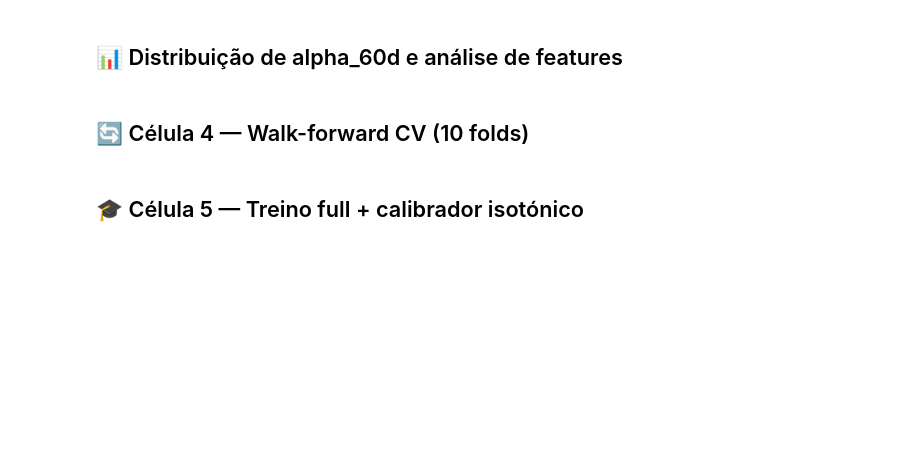
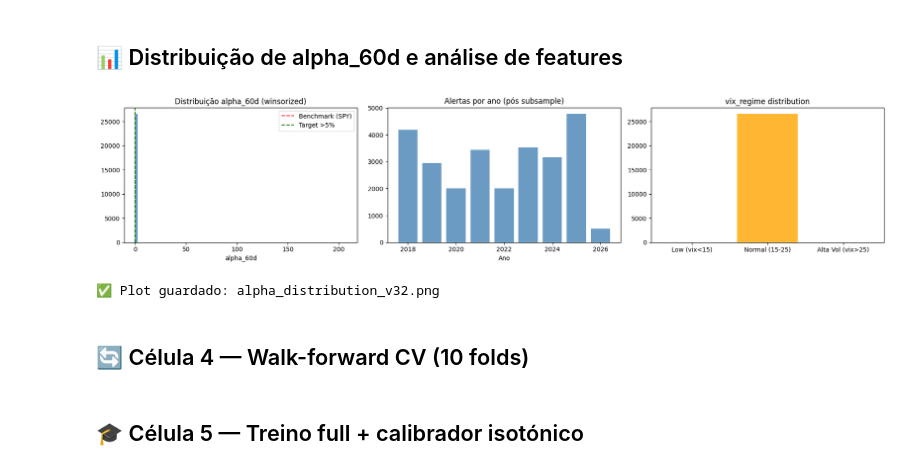
Before and after one commit to romeurf/DipRadar, a Jupyter notebook: ml_training/DipRadar_Training_Colab.ipynb, the cells around one changed output. Cells and saved outputs as stored; diff of their text form; code cells hidden in the pictures; blank space fills up the shorter version.

```diff
--- a/ml_training/DipRadar_Training_Colab.ipynb
+++ b/ml_training/DipRadar_Training_Colab.ipynb
@@ -439,33 +553,38 @@ df_v31.head(3)
 # %%
 import matplotlib.pyplot as plt
 
 fig, axes = plt.subplots(1, 3, figsize=(18, 4))
 
 # 1. Distribuição de alpha_60d
 axes[0].hist(df_v31['alpha_60d'], bins=80, color='steelblue', edgecolor='none', alpha=0.8)
 axes[0].axvline(0, color='red', linewidth=1.5, linestyle='--', label='Benchmark (SPY)')
 axes[0].axvline(0.05, color='green', linewidth=1.5, linestyle='--', label='Target >5%')
 axes[0].set_title('Distribuição alpha_60d (winsorized)')
 axes[0].set_xlabel('alpha_60d'); axes[0].legend()
 
 # 2. Alertas por ano
 yr_counts = df_v31.groupby(df_v31['alert_date'].dt.year).size()
 axes[1].bar(yr_counts.index, yr_counts.values, color='steelblue', alpha=0.8)
 axes[1].set_title('Alertas por ano (pós subsample)')
 axes[1].set_xlabel('Ano')
 
 # 3. vix_regime
-if 'vix_regime' in df_train.columns:
-    vc = df_train['vix_regime'].value_counts().sort_index()
-    axes[2].bar(['Normal (vix≤25)', 'Alta Vol (vix>25)'], vc.values, color=['steelblue','tomato'], alpha=0.8)
+if 'vix_regime' in df_v31.columns:                          # ← df_train → df_v31
+    vc = df_v31['vix_regime'].value_counts().sort_index()   # ← df_train → df_v31
+    axes[2].bar(['Low (vix<15)', 'Normal (15-25)', 'Alta Vol (vix>25)'],
+                [vc.get(0.0, 0), vc.get(1.0, 0), vc.get(2.0, 0)],
+                color=['steelblue', 'orange', 'tomato'], alpha=0.8)
     axes[2].set_title('vix_regime distribution')
 else:
     axes[2].set_title('vix_regime: N/A')
 
 plt.tight_layout()
 plt.savefig('alpha_distribution_v32.png', dpi=120, bbox_inches='tight')
 plt.show()
 print('✅ Plot guardado: alpha_distribution_v32.png')
+# %% [output]
+[figure, added]
+✅ Plot guardado: alpha_distribution_v32.png
 # %% [markdown]
 ## 🔄 Célula 4 — Walk-forward CV (10 folds)
 # %%
```
Also changed, not shown: parts of 10 cells of this notebook.
